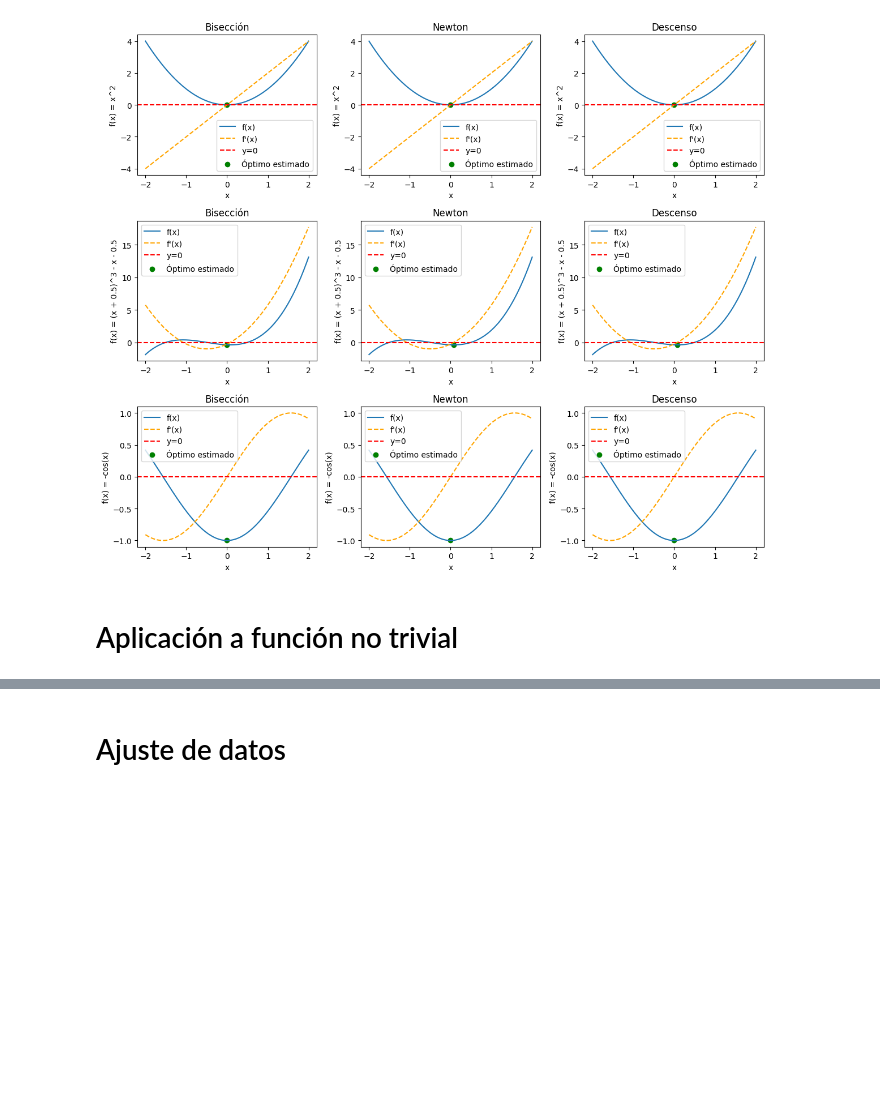
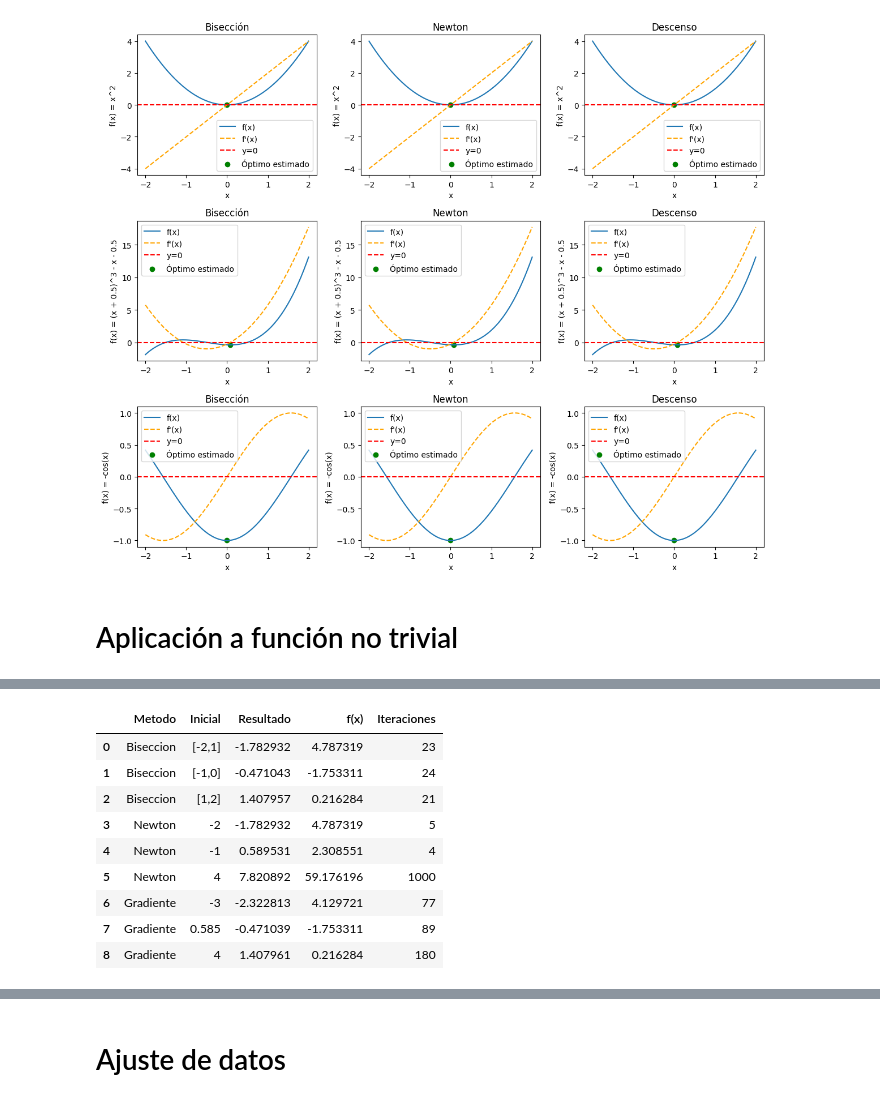
Before and after one commit to belentellechea/obligatorio_2_calculo, a Jupyter notebook: project.ipynb, the cells around one changed output, grey strips where cells are left out. Cells and saved outputs as stored; diff of their text form; code cells hidden in the pictures; blank space fills up the shorter version.

```diff
--- a/project.ipynb
+++ b/project.ipynb
@@ -151,2 +196,75 @@ f = x**2 + 2*sin(3*x)
 # %%
 # Evaluación de métodos y generación de tablas
+experimentos = []
+
+# bisección
+for a, b in [(-2, 1), (-1, 0), (1, 2)]:
+    try:
+        r, it, _ = biseccion(f, a, b)
+
+        experimentos.append(
+            {
+                "Metodo": "Biseccion",
+                "Inicial": f"[{a},{b}]",
+                "Resultado": r,
+                "f(x)": f.eval(r),
+                "Iteraciones": it,
+            }
+        )
+    except Exception as e:
+        experimentos.append(
+            {
+                "Metodo": "Biseccion",
+                "Inicial": f"[{a},{b}]",
+                "Resultado": str(e),
+                "f(x)": None,
+                "Iteraciones": None,
+            }
+        )
+
+# newton
+for x0 in [-2, -1, 4]:
+
+    r, it, _ = newton(f, x0)
+
+    experimentos.append(
+        {
+            "Metodo": "Newton",
+            "Inicial": x0,
+            "Resultado": r,
+            "f(x)": f.eval(r),
+            "Iteraciones": it,
+        }
+    )
+
+# descenso
+for x0 in [-3, 0.585, 4]:
+
+    r, it, _ = descenso_gradiente(
+        f,
+        x0=x0,
+        lr=0.01
+    )
+
+    experimentos.append(
+        {
+            "Metodo": "Gradiente",
+            "Inicial": x0,
+            "Resultado": r,
+            "f(x)": f.eval(r),
+            "Iteraciones": it,
+        }
+    )
+
+pd.DataFrame(experimentos)
+# %% [output]
+|  | Metodo | Inicial | Resultado | f(x) | Iteraciones |
+| 0 | Biseccion | [-2,1] | -1.782932 | 4.787319 | 23 |
+| 1 | Biseccion | [-1,0] | -0.471043 | -1.753311 | 24 |
+| 2 | Biseccion | [1,2] | 1.407957 | 0.216284 | 21 |
+| 3 | Newton | -2 | -1.782932 | 4.787319 | 5 |
+| 4 | Newton | -1 | 0.589531 | 2.308551 | 4 |
+| 5 | Newton | 4 | 7.820892 | 59.176196 | 1000 |
+| 6 | Gradiente | -3 | -2.322813 | 4.129721 | 77 |
+| 7 | Gradiente | 0.585 | -0.471039 | -1.753311 | 89 |
+| 8 | Gradiente | 4 | 1.407961 | 0.216284 | 180 |
```
Also changed, not shown: parts of 5 cells of this notebook.
